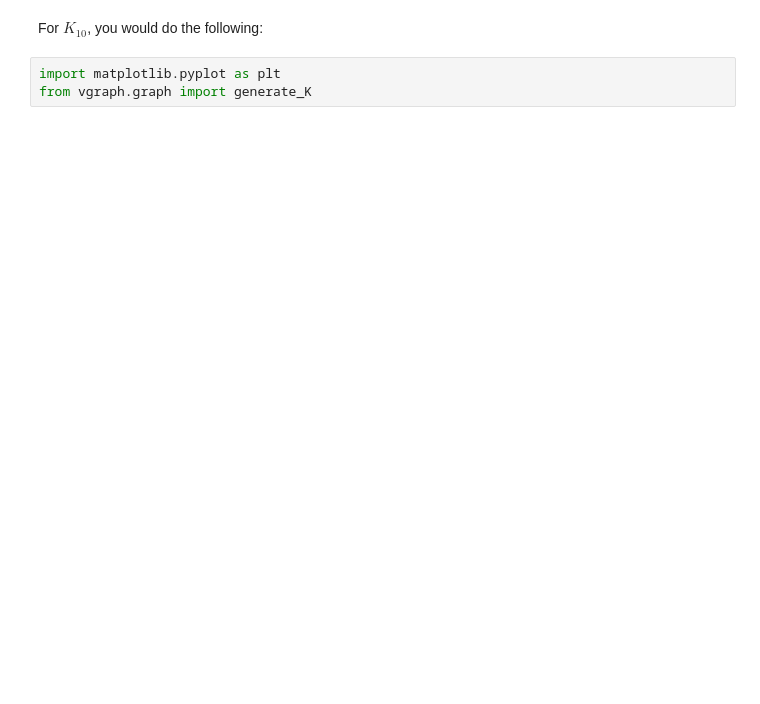
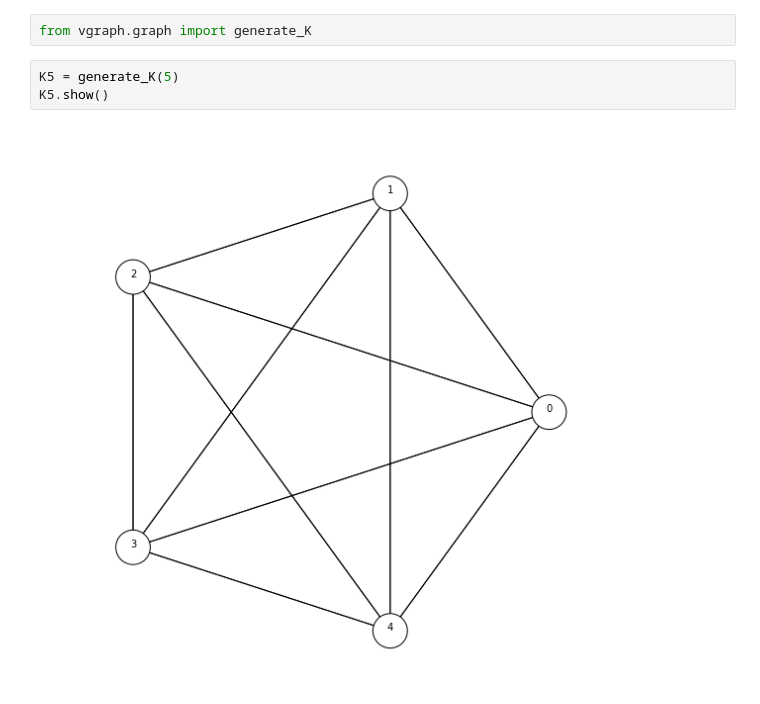
Before and after one commit to sharath/vgraph, a Jupyter notebook: examples/complete_graph.ipynb, the cells around one changed output. Saved outputs shown, nothing was run; the diff lists cells and outputs as text; blank space fills up the shorter version.

Commit message:
added visualization for edges

```diff
--- a/examples/complete_graph.ipynb
+++ b/examples/complete_graph.ipynb
@@ -1,8 +1,10 @@
-# %% [markdown]
-For $K_{10}$, you would do the following:
 # %%
-import matplotlib.pyplot as plt
 from vgraph.graph import generate_K
+# %%
+K5 = generate_K(5)
+K5.show()
+# %% [output]
+[figure, added]
 # %%
 K10 = generate_K(10)
 K10.show()
```
Also changed, not shown: parts of 2 cells of this notebook, 1 other file.
